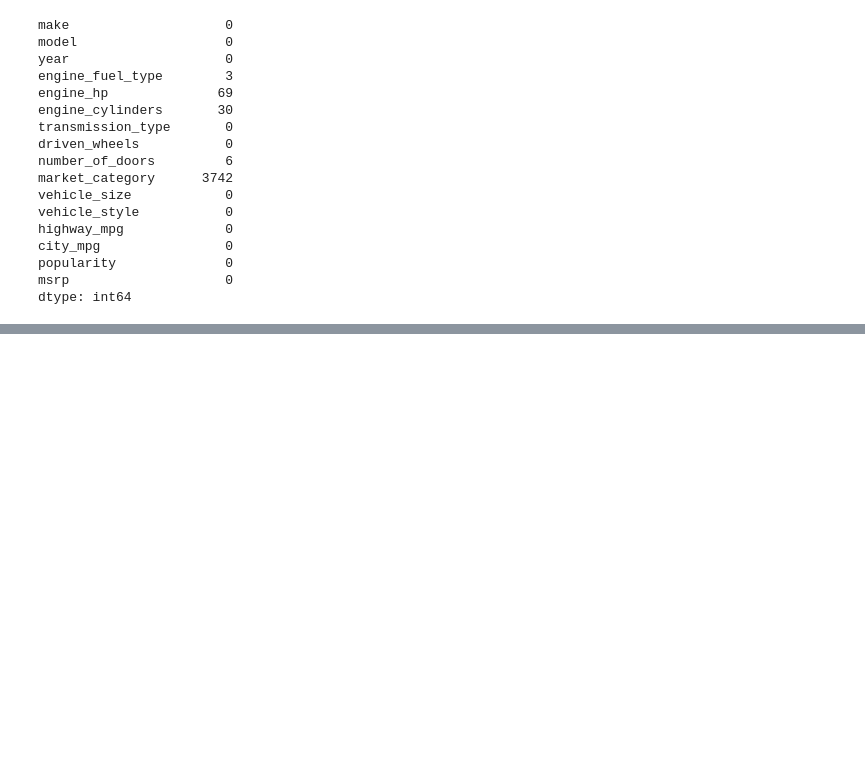
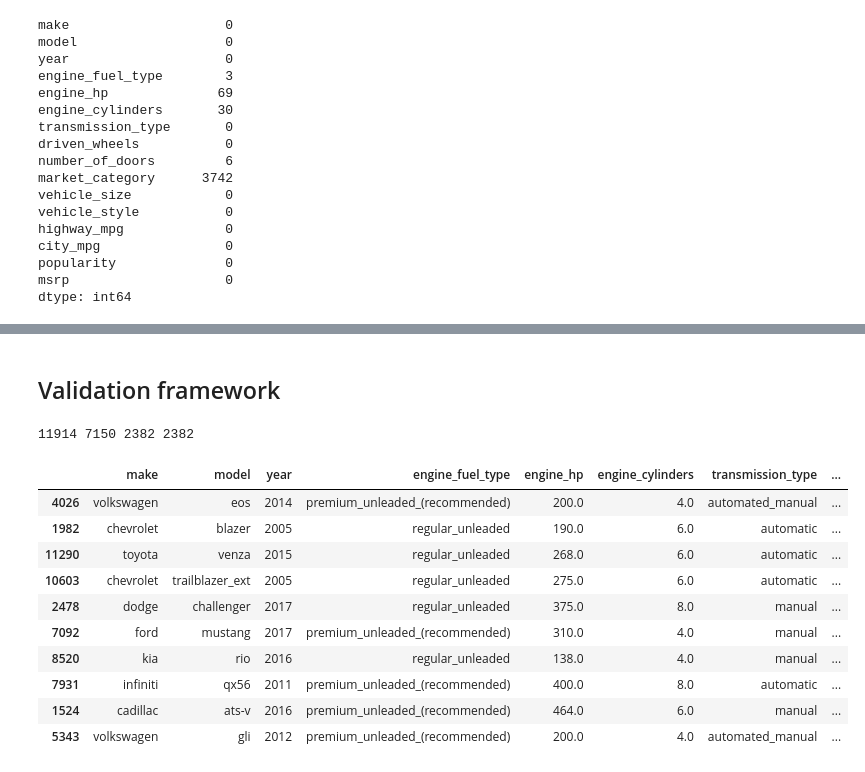
Before and after one commit to piotrswiecik/mlzoomcamp, a Jupyter notebook: various/cars_regression.ipynb, the cells around one changed output, grey strips where cells are left out. Drawn from its saved outputs; the diff is of its cells as text; code cells hidden in the pictures; blank space fills up the shorter version.

Commit message:
lr validation framework

```diff
--- a/various/cars_regression.ipynb
+++ b/various/cars_regression.ipynb
@@ -178,0 +199,32 @@ dtype: int64
+# %% [markdown]
+## Validation framework
+# %%
+m = len(df)
+m_val = int(m * 0.2)
+m_test = int(m * 0.2)
+m_train = m - m_val - m_test
+print(m, m_train, m_val, m_test)
+# %% [output]
+11914 7150 2382 2382
+# %%
+df = df.sample(frac=1)
+
+X_train = df.iloc[:m_train]
+X_val = df.iloc[m_train:m_train+m_val]
+X_test = df.iloc[m_train+m_val:]
+
+assert (len(X_train) + len(X_val) + len(X_test)) == m
+
+X_train.head(10)
+# %% [output]
+|  | make | model | year | engine_fuel_type | engine_hp | engine_cylinders | transmission_type | ... |
+| 4026 | volkswagen | eos | 2014 | premium_unleaded_(recommended) | 200.0 | 4.0 | automated_manual | ... |
+| 1982 | chevrolet | blazer | 2005 | regular_unleaded | 190.0 | 6.0 | automatic | ... |
+| 11290 | toyota | venza | 2015 | regular_unleaded | 268.0 | 6.0 | automatic | ... |
+| 10603 | chevrolet | trailblazer_ext | 2005 | regular_unleaded | 275.0 | 6.0 | automatic | ... |
+| 2478 | dodge | challenger | 2017 | regular_unleaded | 375.0 | 8.0 | manual | ... |
+| 7092 | ford | mustang | 2017 | premium_unleaded_(recommended) | 310.0 | 4.0 | manual | ... |
+| 8520 | kia | rio | 2016 | regular_unleaded | 138.0 | 4.0 | manual | ... |
+| 7931 | infiniti | qx56 | 2011 | premium_unleaded_(recommended) | 400.0 | 8.0 | automatic | ... |
+| 1524 | cadillac | ats-v | 2016 | premium_unleaded_(recommended) | 464.0 | 6.0 | manual | ... |
+| 5343 | volkswagen | gli | 2012 | premium_unleaded_(recommended) | 200.0 | 4.0 | automated_manual | ... |
```
Also changed, not shown: parts of 4 cells of this notebook.
